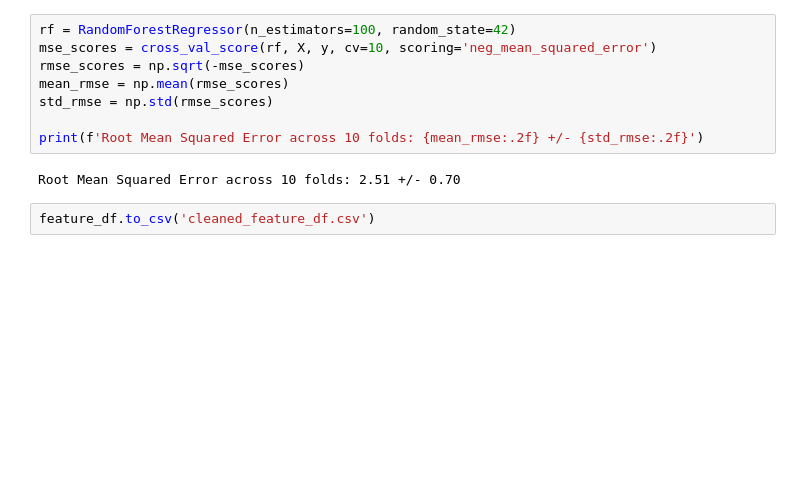
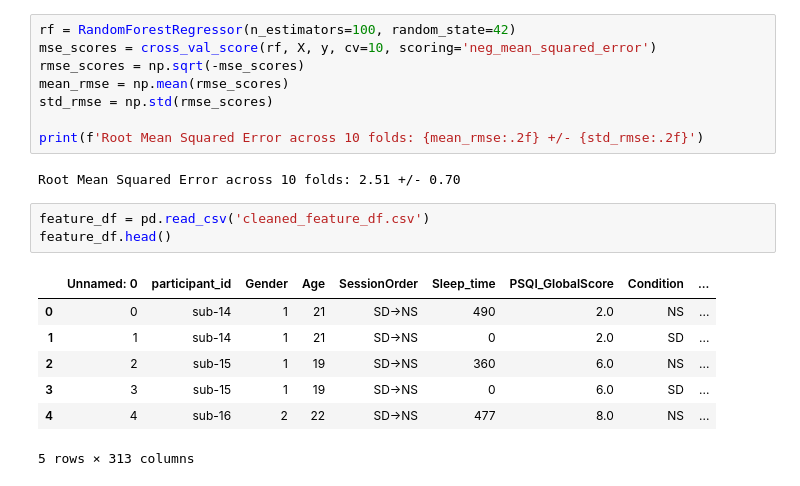
Before and after one commit to yangwestyyy21/sleepdeprivation_COGS138, a Jupyter notebook: sleepdeprivation_COGS138/read_eeg_data.ipynb, the cells around one changed output. Saved outputs shown, nothing was run; the diff lists cells and outputs as text; blank space fills up the shorter version.

```diff
--- a/sleepdeprivation_COGS138/read_eeg_data.ipynb
+++ b/sleepdeprivation_COGS138/read_eeg_data.ipynb
@@ -529,4 +528,13 @@ print(f'Root Mean Squared Error across 10 folds: {mean_rmse:.2f} +/- {std_rmse:.
 # %% [output]
 Root Mean Squared Error across 10 folds: 2.51 +/- 0.70
 # %%
-feature_df.to_csv('cleaned_feature_df.csv')
+feature_df = pd.read_csv('cleaned_feature_df.csv')
+feature_df.head()
+# %% [output]
+|  | Unnamed: 0 | participant_id | Gender | Age | SessionOrder | Sleep_time | PSQI_GlobalScore | Condition | ... |
+| 0 | 0 | sub-14 | 1 | 21 | SD->NS | 490 | 2.0 | NS | ... |
+| 1 | 1 | sub-14 | 1 | 21 | SD->NS | 0 | 2.0 | SD | ... |
+| 2 | 2 | sub-15 | 1 | 19 | SD->NS | 360 | 6.0 | NS | ... |
+| 3 | 3 | sub-15 | 1 | 19 | SD->NS | 0 | 6.0 | SD | ... |
+| 4 | 4 | sub-16 | 2 | 22 | SD->NS | 477 | 8.0 | NS | ... |
+5 rows × 313 columns
```
Also changed, not shown: parts of 3 cells of this notebook, 1 other file.
